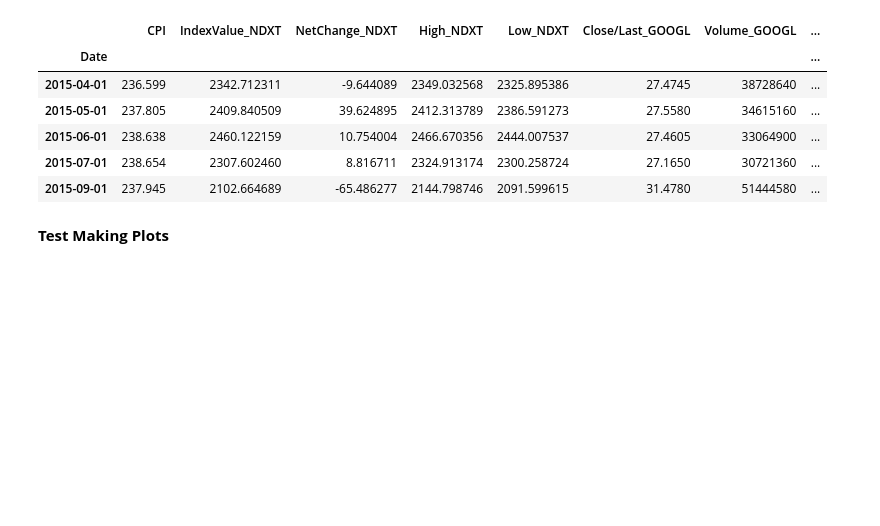
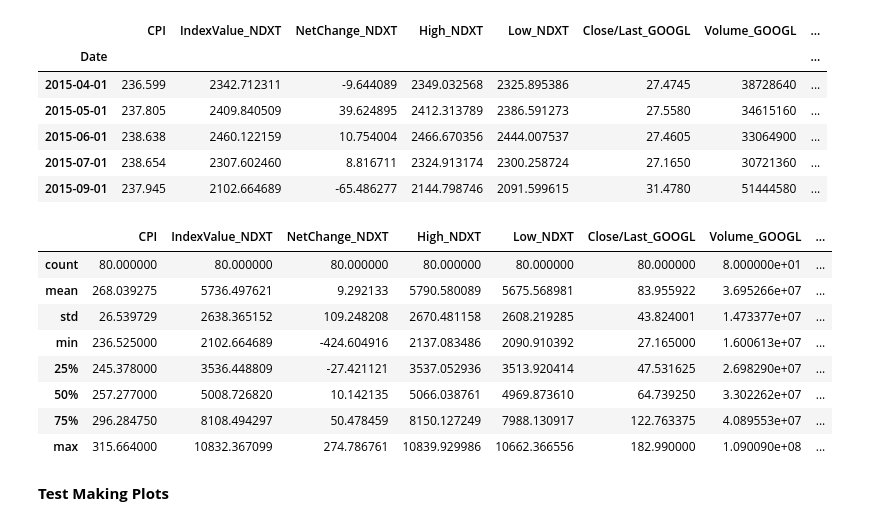
Before and after one commit to jclauss24/MTLSA_Project, a Jupyter notebook: DataProcessing/PrelimDataProcessing.ipynb, the cells around one changed output. Saved outputs shown, nothing was run; the diff lists cells and outputs as text; code cells hidden in the pictures; blank space fills up the shorter version.

```diff
--- a/DataProcessing/PrelimDataProcessing.ipynb
+++ b/DataProcessing/PrelimDataProcessing.ipynb
@@ -208,6 +262,18 @@ merged_all_info.head()
 | 2015-06-01 | 238.638 | 2460.122159 | 10.754004 | 2466.670356 | 2444.007537 | 27.4605 | 33064900 | ... |
 | 2015-07-01 | 238.654 | 2307.602460 | 8.816711 | 2324.913174 | 2300.258724 | 27.1650 | 30721360 | ... |
 | 2015-09-01 | 237.945 | 2102.664689 | -65.486277 | 2144.798746 | 2091.599615 | 31.4780 | 51444580 | ... |
+# %%
+merged_all_info.describe()
+# %% [output]
+|  | CPI | IndexValue_NDXT | NetChange_NDXT | High_NDXT | Low_NDXT | Close/Last_GOOGL | Volume_GOOGL | ... |
+| count | 80.000000 | 80.000000 | 80.000000 | 80.000000 | 80.000000 | 80.000000 | 8.000000e+01 | ... |
+| mean | 268.039275 | 5736.497621 | 9.292133 | 5790.580089 | 5675.568981 | 83.955922 | 3.695266e+07 | ... |
+| std | 26.539729 | 2638.365152 | 109.248208 | 2670.481158 | 2608.219285 | 43.824001 | 1.473377e+07 | ... |
+| min | 236.525000 | 2102.664689 | -424.604916 | 2137.083486 | 2090.910392 | 27.165000 | 1.600613e+07 | ... |
+| 25% | 245.378000 | 3536.448809 | -27.421121 | 3537.052936 | 3513.920414 | 47.531625 | 2.698290e+07 | ... |
+| 50% | 257.277000 | 5008.726820 | 10.142135 | 5066.038761 | 4969.873610 | 64.739250 | 3.302262e+07 | ... |
+| 75% | 296.284750 | 8108.494297 | 50.478459 | 8150.127249 | 7988.130917 | 122.763375 | 4.089553e+07 | ... |
+| max | 315.664000 | 10832.367099 | 274.786761 | 10839.929986 | 10662.366556 | 182.990000 | 1.090090e+08 | ... |
 # %% [markdown]
 **Test Making Plots**
 # %%
```
Also changed, not shown: parts of 4 cells of this notebook.
